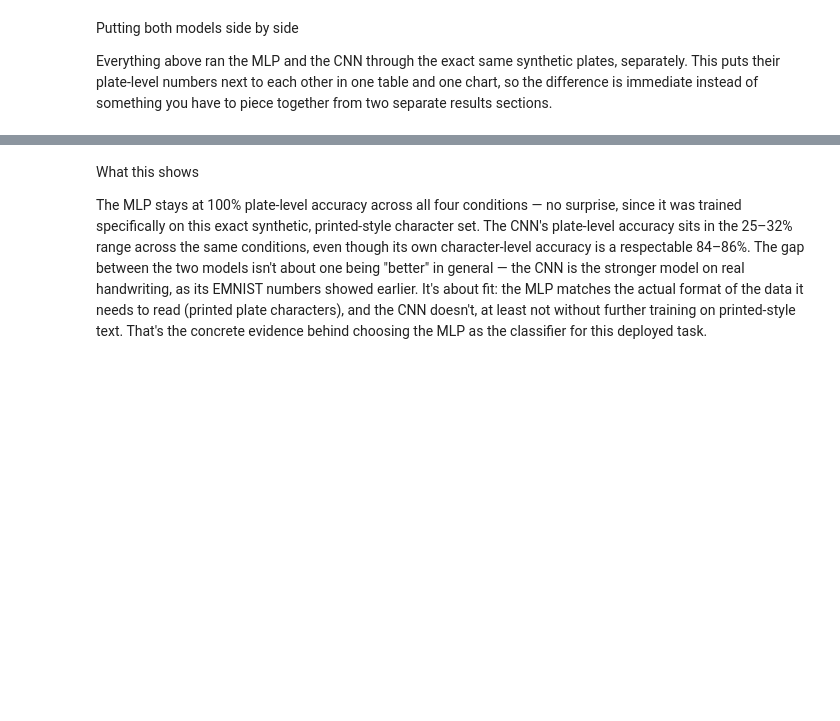
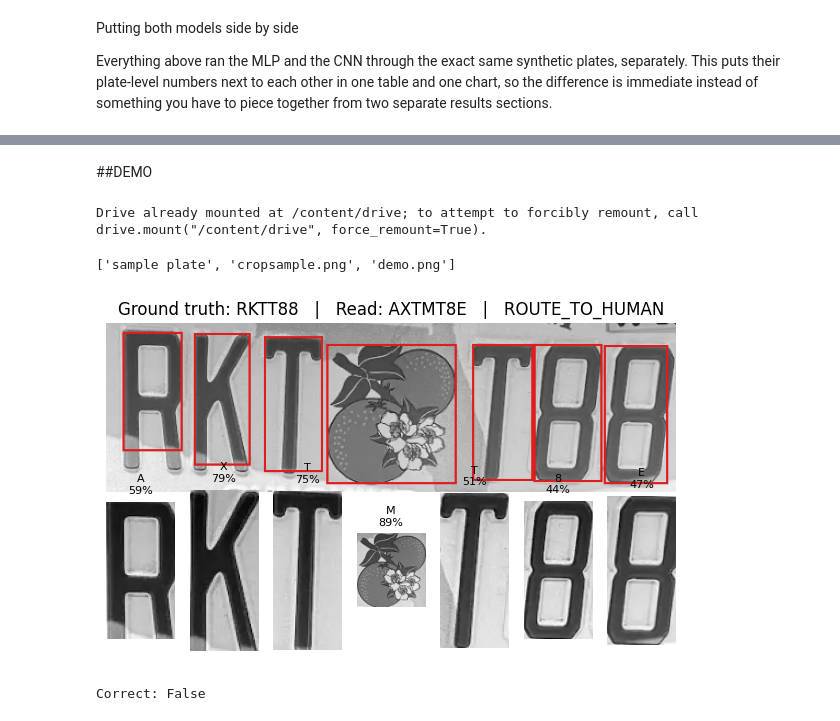
Before and after one commit to adatoussaint/meridian-plate-reader, a Jupyter notebook: ML_Final_Project.ipynb, the cells around one changed output, grey strips where cells are left out. Cells and saved outputs as stored; diff of their text form; code cells hidden in the pictures; blank space fills up the shorter version.

```diff
--- a/ML_Final_Project.ipynb
+++ b/ML_Final_Project.ipynb
@@ -1121,4 +1084,45 @@ moderate_noise           1.0            1.0        0.9214         0.5500
-# %% [markdown]
-What this shows
-
-The MLP stays at 100% plate-level accuracy across all four conditions — no surprise, since it was trained specifically on this exact synthetic, printed-style character set. The CNN's plate-level accuracy sits in the 25–32% range across the same conditions, even though its own character-level accuracy is a respectable 84–86%. The gap between the two models isn't about one being "better" in general — the CNN is the stronger model on real handwriting, as its EMNIST numbers showed earlier. It's about fit: the MLP matches the actual format of the data it needs to read (printed plate characters), and the CNN doesn't, at least not without further training on printed-style text. That's the concrete evidence behind choosing the MLP as the classifier for this deployed task.
+# %% [markdown]
+##DEMO
+# %%
+from google.colab import drive
+drive.mount('/content/drive')
+# %% [output]
+Drive already mounted at /content/drive; to attempt to forcibly remount, call drive.mount("/content/drive", force_remount=True).
+# %%
+import os
+folder = "/content/drive/MyDrive/FIU - Group 2 Summer /Machine Learning/Final Project /images"
+print(os.listdir(folder))
+# %% [output]
+['sample plate', 'cropsample.png', 'demo.png']
+# %%
+img_path = "/content/drive/MyDrive/FIU - Group 2 Summer /Machine Learning/Final Project /images/demo.png"
+demo_img = Image.open(img_path).convert("L")
+demo_truth = "RKTT88"  # read directly off the plate
+
+pred_text, confs, decision, boxes = read_plate(demo_img)
+
+vis = demo_img.convert("RGB")
+d = ImageDraw.Draw(vis)
+for obj in boxes:
+    d.rectangle([obj[1].start, obj[0].start, obj[1].stop, obj[0].stop], outline=(220, 30, 30), width=2)
+
+fig, axes = plt.subplots(2, 1, figsize=(6, 4), gridspec_kw={"height_ratios": [2, 1]})
+axes[0].imshow(vis); axes[0].axis("off")
+axes[0].set_title(f"Ground truth: {demo_truth}   |   Read: {pred_text}   |   {decision}")
+
+n = len(boxes)
+for i, obj in enumerate(boxes):
+    crop = np.array(demo_img.convert("L"))[obj[0].start:obj[0].stop, obj[1].start:obj[1].stop]
+    ax_c = fig.add_subplot(2, n, n + i + 1)
+    ax_c.imshow(crop, cmap="gray")
+    conf_txt = f"{confs[i]:.0%}" if i < len(confs) else "?"
+    ax_c.set_title(f"{pred_text[i] if i < len(pred_text) else '?'}\n{conf_txt}", fontsize=8)
+    ax_c.axis("off")
+axes[1].axis("off")
+plt.tight_layout()
+plt.show()
+
+print(f"Correct: {pred_text == demo_truth}")
+# %% [output]
+[figure, added]
+Correct: False
```
Also changed, not shown: parts of 23 cells of this notebook, 5 other files.
